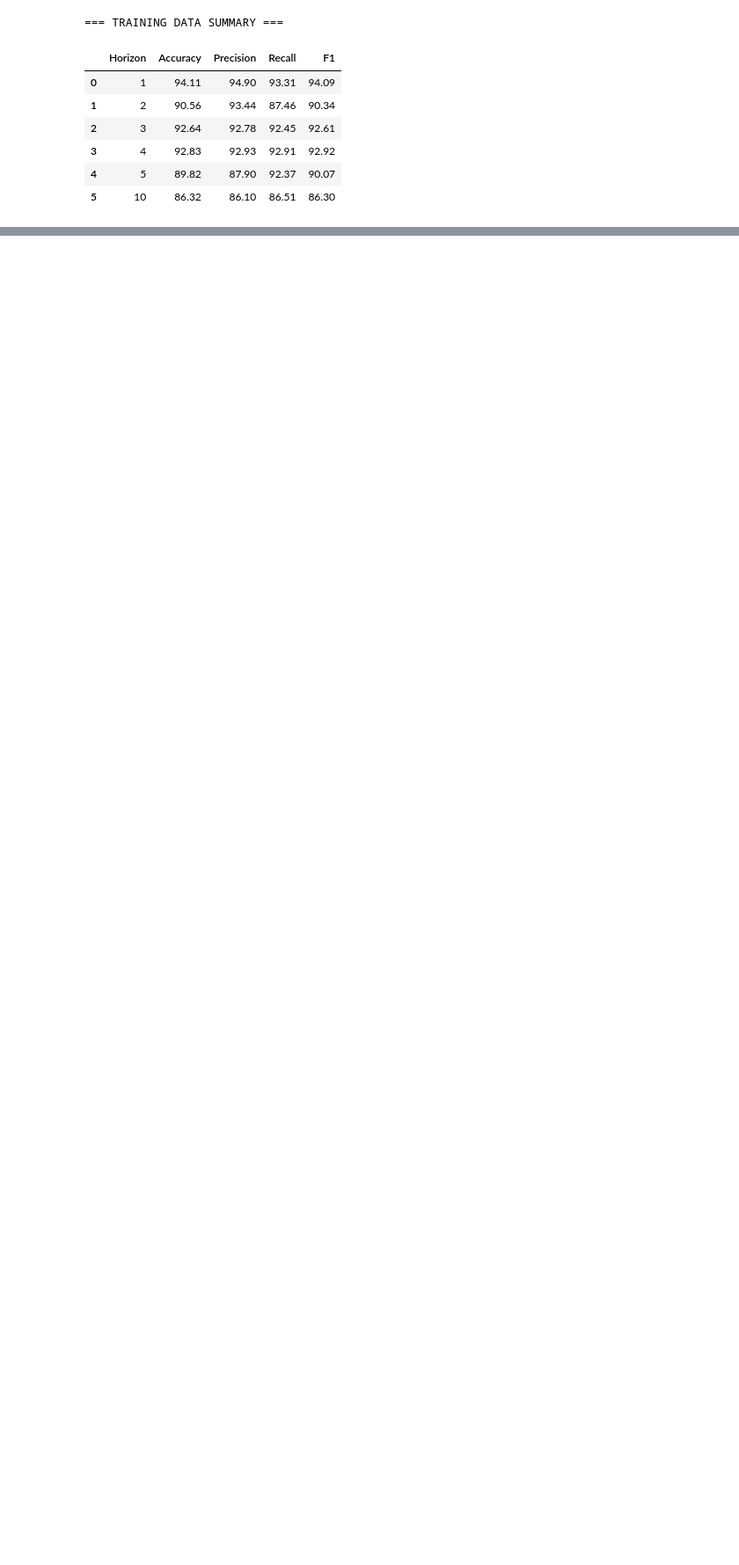
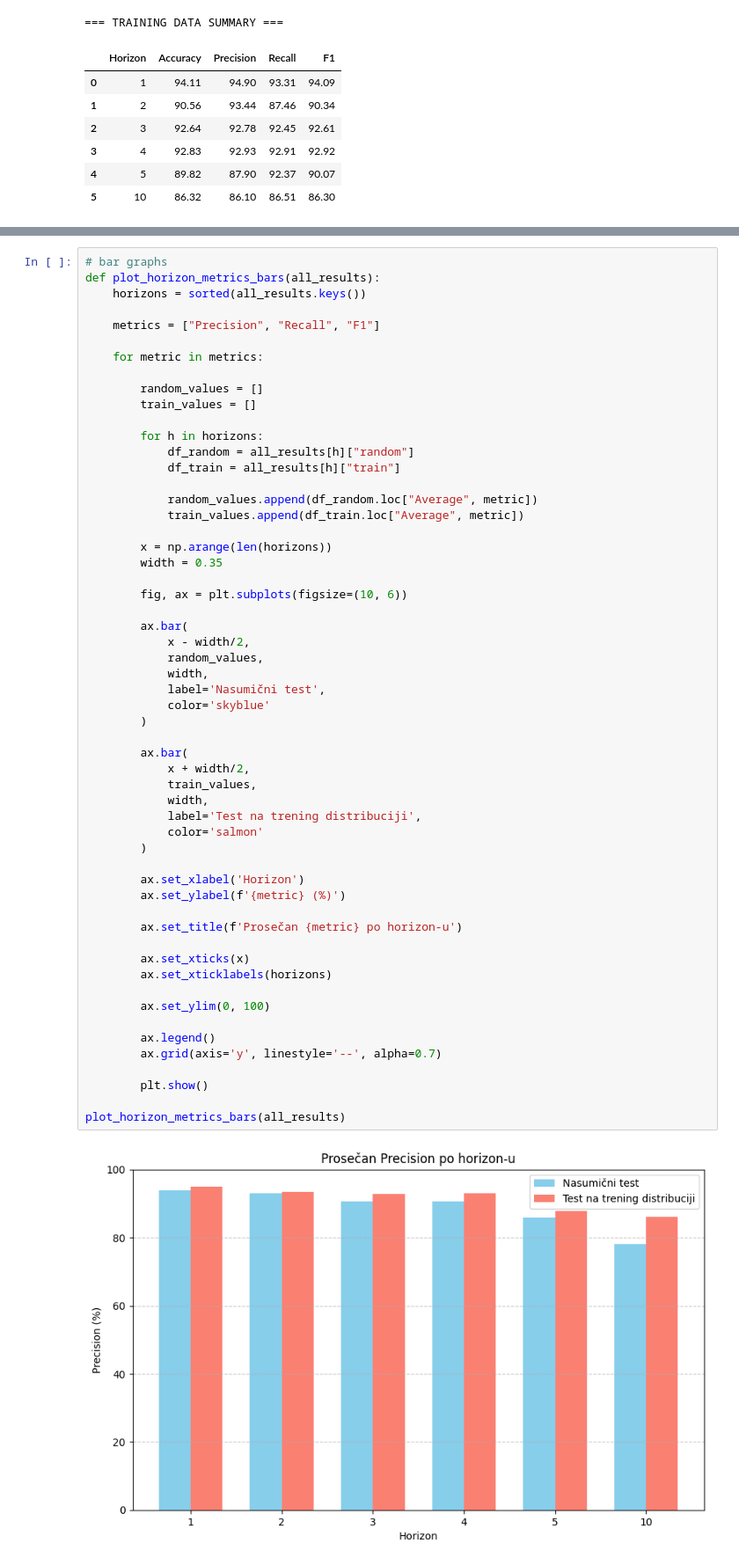
Before and after one commit to kd-kdev/cognitiveradio-lstm, a Jupyter notebook: CognitiveRadio_LSTM.ipynb, the cells around one changed output, grey strips where cells are left out. Shown at 88% size. Saved outputs shown, nothing was run; the diff lists cells and outputs as text; blank space fills up the shorter version.

```diff
--- a/CognitiveRadio_LSTM.ipynb
+++ b/CognitiveRadio_LSTM.ipynb
@@ -1011,0 +1097,58 @@ def plot_horizon_other(all_results):
+# %%
+# bar graphs
+def plot_horizon_metrics_bars(all_results):
+    horizons = sorted(all_results.keys())
+
+    metrics = ["Precision", "Recall", "F1"]
+
+    for metric in metrics:
+
+        random_values = []
+        train_values = []
+
+        for h in horizons:
+            df_random = all_results[h]["random"]
+            df_train = all_results[h]["train"]
+
+            random_values.append(df_random.loc["Average", metric])
+            train_values.append(df_train.loc["Average", metric])
+
+        x = np.arange(len(horizons))
+        width = 0.35
+
+        fig, ax = plt.subplots(figsize=(10, 6))
+
+        ax.bar(
+            x - width/2,
+            random_values,
+            width,
+            label='Nasumični test',
+            color='skyblue'
+        )
+
+        ax.bar(
+            x + width/2,
+            train_values,
+            width,
+            label='Test na trening distribuciji',
+            color='salmon'
+        )
+
+        ax.set_xlabel('Horizon')
+        ax.set_ylabel(f'{metric} (%)')
+
+        ax.set_title(f'Prosečan {metric} po horizon-u')
+
+        ax.set_xticks(x)
+        ax.set_xticklabels(horizons)
+
+        ax.set_ylim(0, 100)
+
+        ax.legend()
+        ax.grid(axis='y', linestyle='--', alpha=0.7)
+
+        plt.show()
+
+plot_horizon_metrics_bars(all_results)
+# %% [output]
+[figure, added]
```
Also changed, not shown: parts of 7 cells of this notebook.
